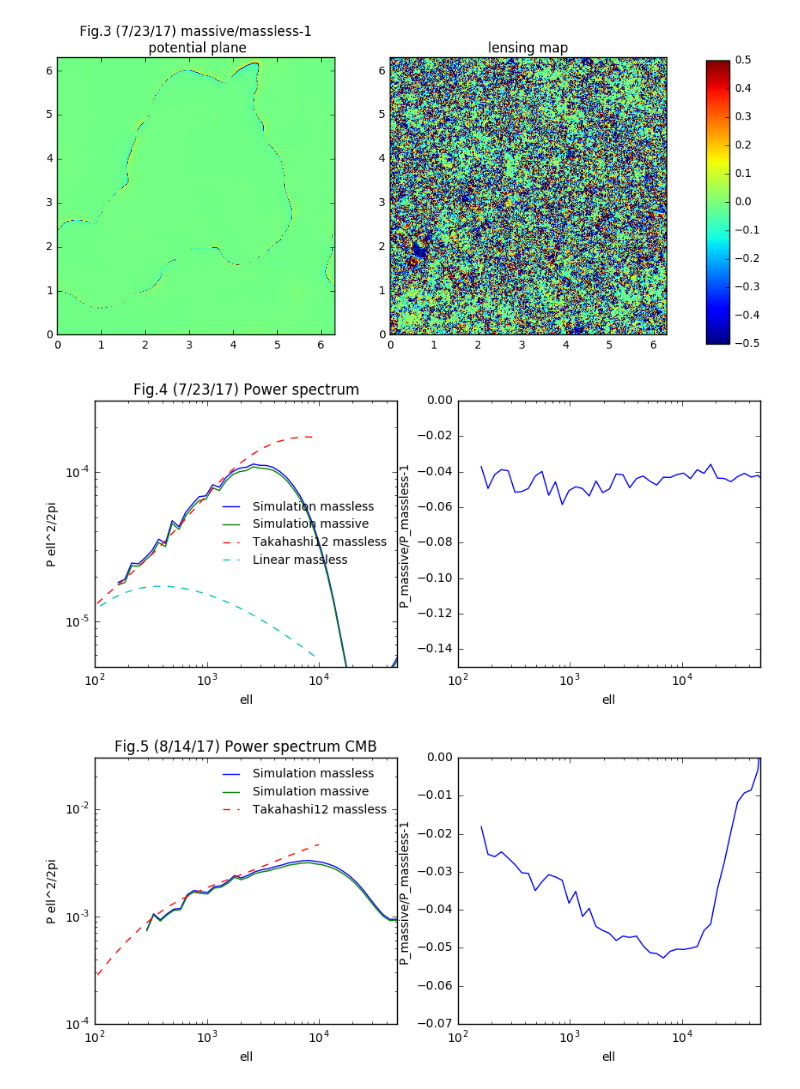
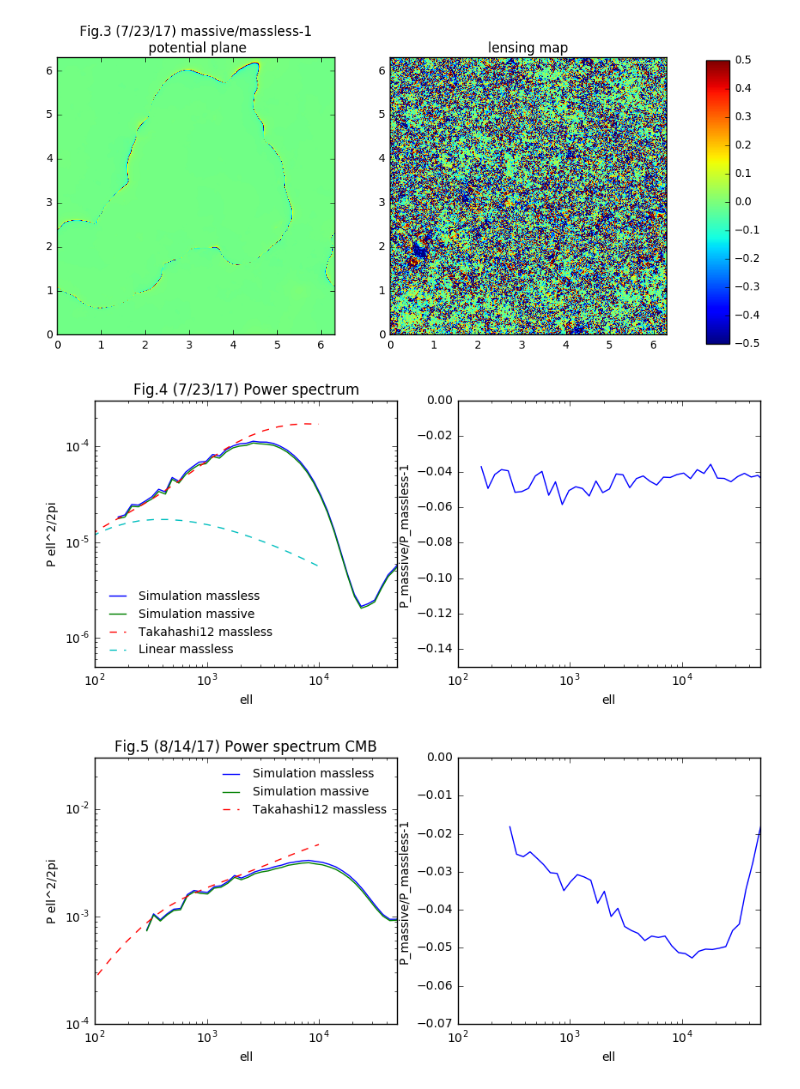
Before and after one commit to liuxx479/neutrino-batch, a Jupyter notebook: plot-maps.ipynb, the cells around one changed output. Saved outputs shown, nothing was run; the diff lists cells and outputs as text; code cells hidden in the pictures.

```diff
--- a/plot-maps.ipynb
+++ b/plot-maps.ipynb
@@ -94,31 +94,31 @@ ell, ps1_z1 = mean(out1, axis=0)
 # %%
 f=figure(figsize=(10,4))
 ax1=f.add_subplot(121)
 ax2=f.add_subplot(122)
 
 ax1.loglog(ell, ps0_z1,label='Simulation massless')
 ax1.loglog(ell, ps1_z1,label='Simulation massive')
 #loglog(ell_As, ps_As,'--',label='nicaea, normalization=A_s')
 ax1.loglog(ell0_s8, ps0_s8,'--',label='Takahashi12 massless')
 ax1.loglog(ell0_s8_linear, ps0_s8_linear,'--',label='Linear massless')
 #loglog(ell_nicaea_linear, ps_nicaea_linear,'--')
 ax1.set_xlabel('ell')
 ax1.set_ylabel('P ell^2/2pi')
 ax1.set_xlim(1e2, 5e4)
-ax1.set_ylim(5e-6, 3e-4)
+ax1.set_ylim(5e-7, 3e-4)
 ax1.legend(loc=0,frameon=0,fontsize=10)
 ax1.set_title('Fig.4 (7/23/17) Power spectrum')
 
 ax2.plot(ell, ps1_z1/ps0_z1-1)
 ax2.set_xscale('log')
 ax2.set_xlim(1e2, 5e4)
 ax2.set_ylim(-.15,0)
 ax2.set_xlabel('ell')
 ax2.set_ylabel('P_massive/P_massless-1')
 
 show()
 # %% [output]
-[figure, old version]
+[figure, new version]
 # %%
 conv_massive_z1100 = fits.open('sample_maps/mnv0.10000_om0.30000_As2.1000/WLconv_z1100.00_0001r.fits')[0].data
 conv_massles_z1100 = fits.open('sample_maps/mnv0.00000_om0.30000_As2.1000/WLconv_z1100.00_0001r.fits')[0].data
@@ -153,7 +153,7 @@ ax1.set_ylim(1e-4, 3e-2)
 ax1.legend(loc=0,frameon=0,fontsize=10)
 ax1.set_title('Fig.5 (8/14/17) Power spectrum CMB')
 
-ax2.plot(ell, ps1_z1100/ps0_z1100-1)
+ax2.plot(ell1100, ps1_z1100/ps0_z1100-1)
 ax2.set_xscale('log')
 ax2.set_xlim(1e2, 5e4)
 ax2.set_ylim(-.07,0)
@@ -162,7 +162,7 @@ ax2.set_ylabel('P_massive/P_massless-1')
 
 show()
 # %% [output]
-[figure, old version]
+[figure, new version]
 # %%
 savetxt('ps_massless1-9.txt',array([ell1100, ps0_z1100]).T)
 savetxt('ps_massive1-9.txt',array([ell1100, ps1_z1100]).T)
```
Also changed, not shown: parts of 1 cell of this notebook.
